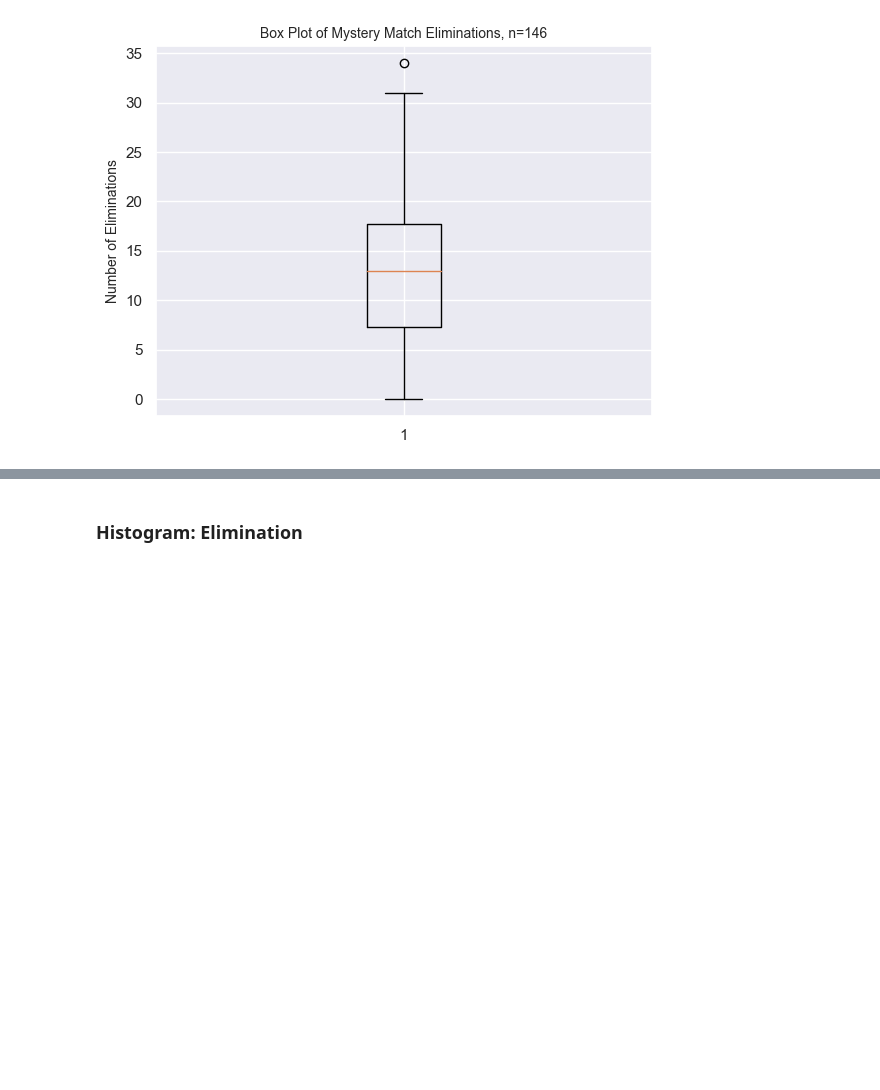
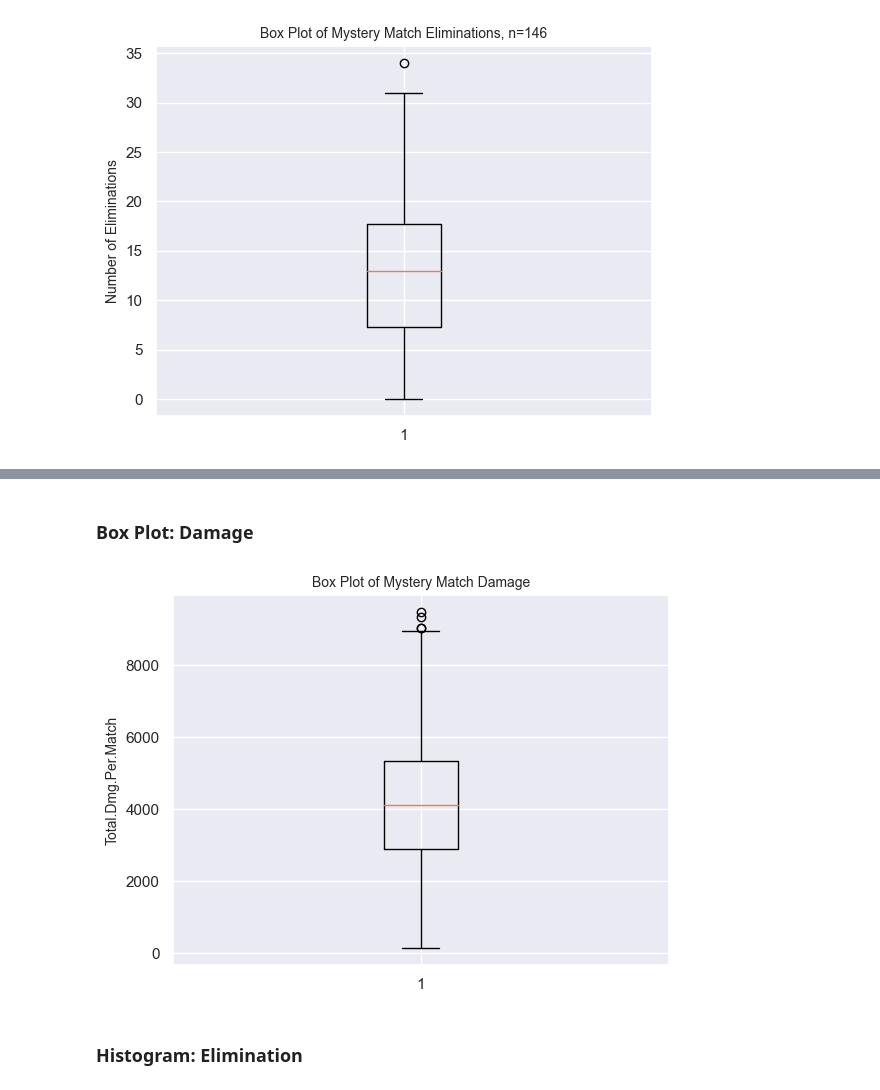
Before and after one commit to ddxbugs/owl-trainer, a Jupyter notebook: mystery.ipynb, the cells around one changed output, grey strips where cells are left out. Drawn from its saved outputs; the diff is of its cells as text; code cells hidden in the pictures; blank space fills up the shorter version.

```diff
--- a/mystery.ipynb
+++ b/mystery.ipynb
@@ -109,3 +119,13 @@ plt.show()
+# %% [markdown]
+### Box Plot: Damage
+# %%
+data_dmg = data['Damage']
+plt.boxplot(data_dmg)
+plt.title('Box Plot of Mystery Match Damage', fontsize=10)
+plt.ylabel('Total.Dmg.Per.Match', fontsize=10)
+plt.show()
+# %% [output]
+[figure, added]
 # %% [markdown]
 ### Histogram: Elimination
 # %%
```
Also changed, not shown: parts of 4 cells of this notebook.
